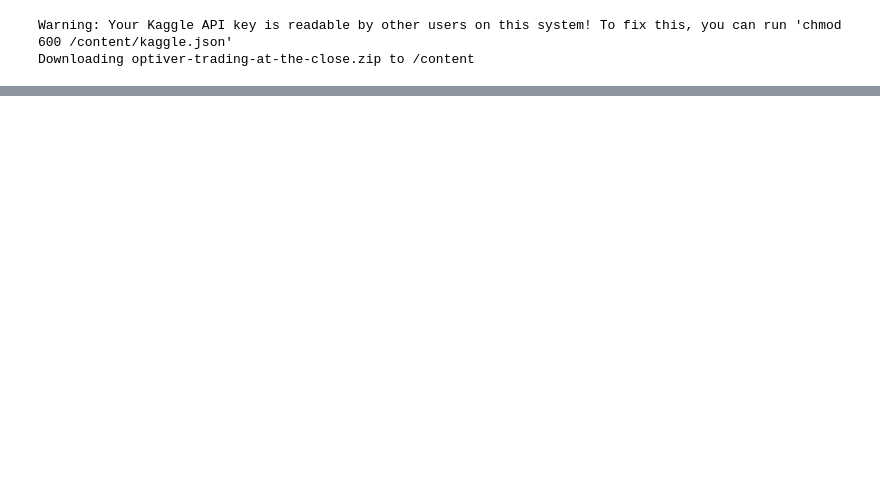
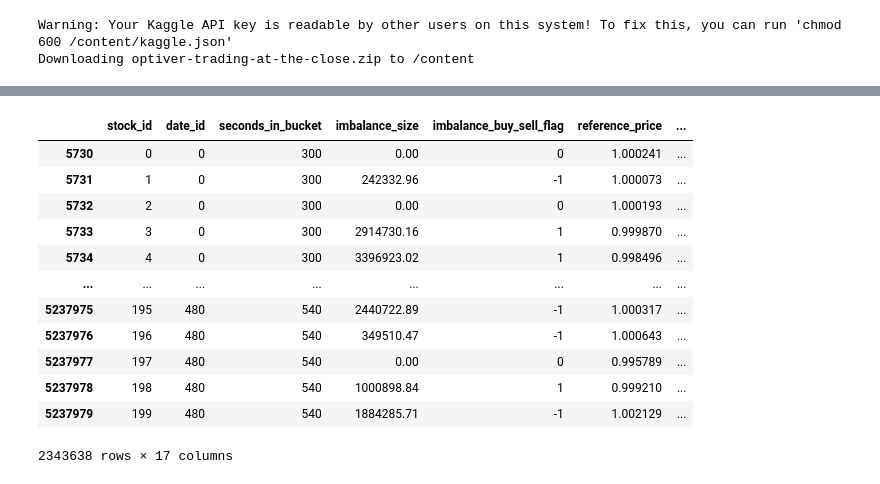
Before and after one commit to nraoamuktha/Academic_projects, a Jupyter notebook: Optiver/Optiver.ipynb, the cells around one changed output, grey strips where cells are left out. Saved outputs shown, nothing was run; the diff lists cells and outputs as text; code cells hidden in the pictures; blank space fills up the shorter version.

```diff
--- a/Optiver/Optiver.ipynb
+++ b/Optiver/Optiver.ipynb
@@ -10,0 +25,2 @@ Downloading optiver-trading-at-the-close.zip to /content
+# %%
+optiver_data = pd.read_csv("/content/train.csv")
@@ -10,0 +48,18 @@ Downloading optiver-trading-at-the-close.zip to /content
+# %%
+optiver_data.dropna(inplace=True)
+# %%
+optiver_data
+# %% [output]
+|  | stock_id | date_id | seconds_in_bucket | imbalance_size | imbalance_buy_sell_flag | reference_price | ... |
+| 5730 | 0 | 0 | 300 | 0.00 | 0 | 1.000241 | ... |
+| 5731 | 1 | 0 | 300 | 242332.96 | -1 | 1.000073 | ... |
+| 5732 | 2 | 0 | 300 | 0.00 | 0 | 1.000193 | ... |
+| 5733 | 3 | 0 | 300 | 2914730.16 | 1 | 0.999870 | ... |
+| 5734 | 4 | 0 | 300 | 3396923.02 | 1 | 0.998496 | ... |
+| ... | ... | ... | ... | ... | ... | ... | ... |
+| 5237975 | 195 | 480 | 540 | 2440722.89 | -1 | 1.000317 | ... |
+| 5237976 | 196 | 480 | 540 | 349510.47 | -1 | 1.000643 | ... |
+| 5237977 | 197 | 480 | 540 | 0.00 | 0 | 0.995789 | ... |
+| 5237978 | 198 | 480 | 540 | 1000898.84 | 1 | 0.999210 | ... |
+| 5237979 | 199 | 480 | 540 | 1884285.71 | -1 | 1.002129 | ... |
+2343638 rows × 17 columns
```
Also changed, not shown: parts of 4 cells of this notebook.
